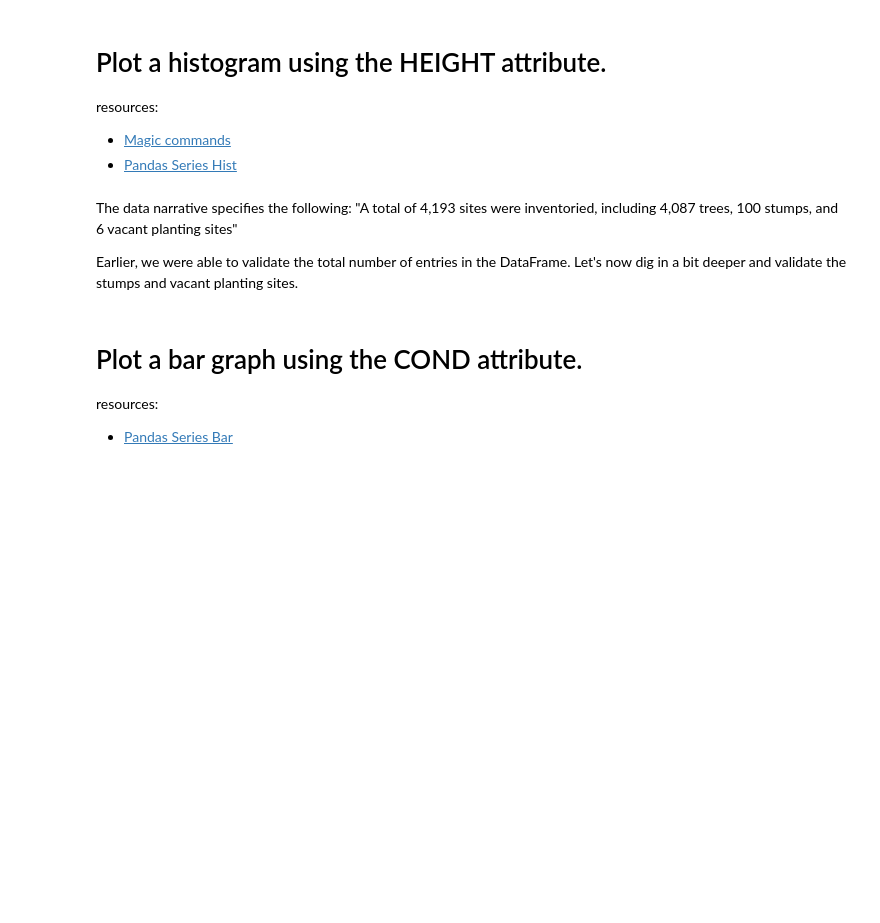
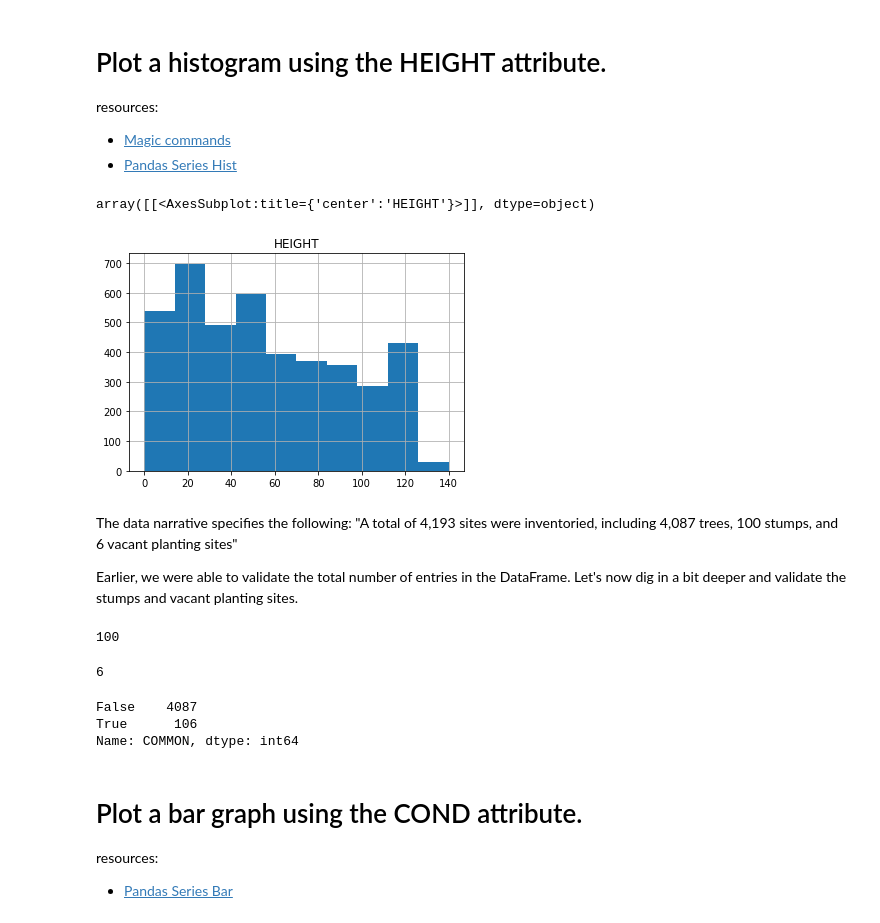
Before and after one commit to JosephKowalski2/DataEngineering.Labs.CityOfNewarkDETreeSurvey, a Jupyter notebook: newark_de_tree_survey.ipynb, the cells around one changed output. Saved outputs shown, nothing was run; the diff lists cells and outputs as text; code cells hidden in the pictures; blank space fills up the shorter version.

```diff
--- a/newark_de_tree_survey.ipynb
+++ b/newark_de_tree_survey.ipynb
@@ -114,5 +116,9 @@ resources:
 # %%
 # Create a histogram using the HEIGHT attribute here
+df2.hist(column = 'HEIGHT')
+# %% [output]
+array([[<AxesSubplot:title={'center':'HEIGHT'}>]], dtype=object)
+[figure, added]
 # %% [markdown]
 The data narrative specifies the following:
 "A total of 4,193 sites were inventoried, including 4,087 trees, 100 stumps, and 6 vacant planting sites"
@@ -120,5 +126,11 @@ The data narrative specifies the following:
 Earlier, we were able to validate the total number of entries in the DataFrame. Let's now dig in a bit deeper and validate the stumps and vacant planting sites.
 # %%
 # How many entries are stumps
+df2['COMMON'].str.contains('stump').value_counts()[True]
+# %% [output]
+100
 # %%
 # How many entries are vacant sites
+df2['COMMON'].str.contains('vacant').value_counts()[True]
+# %% [output]
+6
@@ -127,3 +137,10 @@ Earlier, we were able to validate the total number of entries in the DataFrame.
+# %%
+# Do these number add up?
+df2['COMMON'].str.contains('stump|vacant').value_counts() #Looking at the both values they add up to the total of 4193
+# %% [output]
+False    4087
+True      106
+Name: COMMON, dtype: int64
 # %% [markdown]
 # Plot a bar graph using the COND attribute.
 
```
Also changed, not shown: parts of 7 cells of this notebook.
